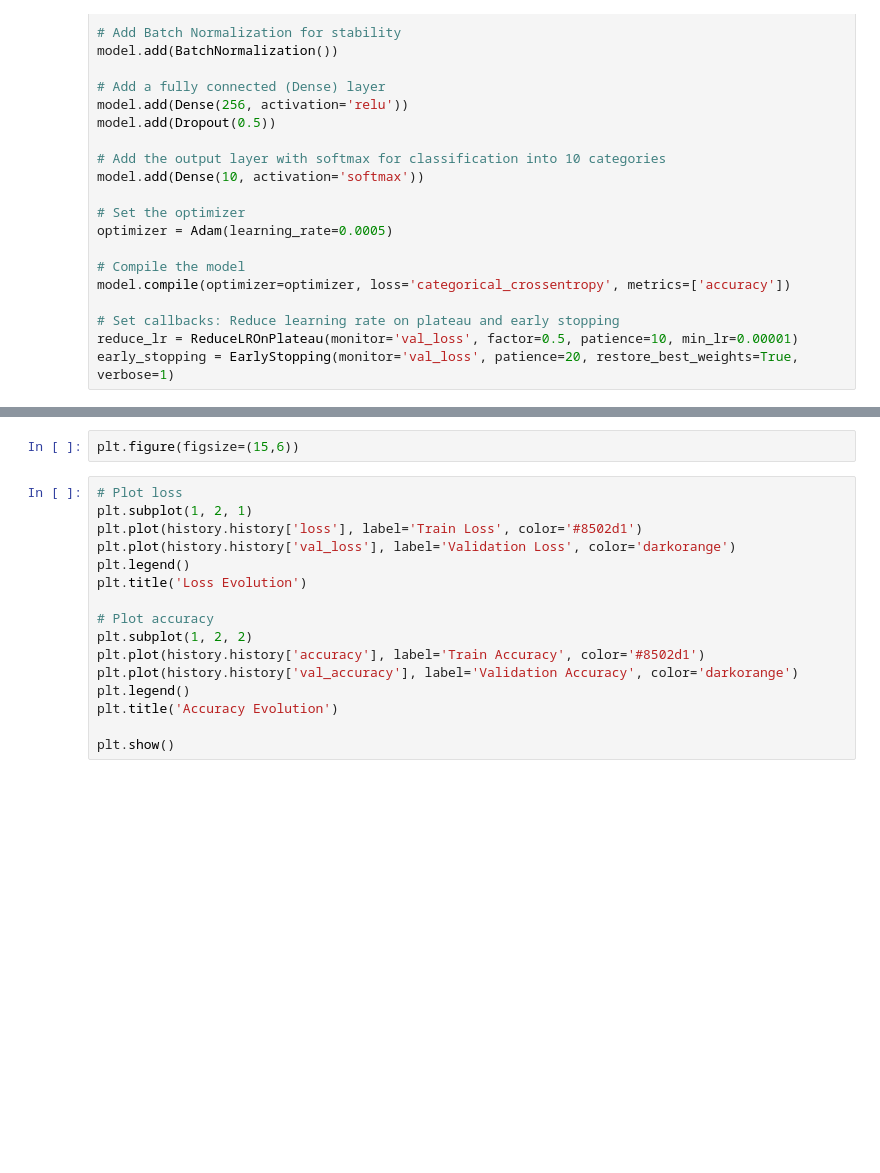
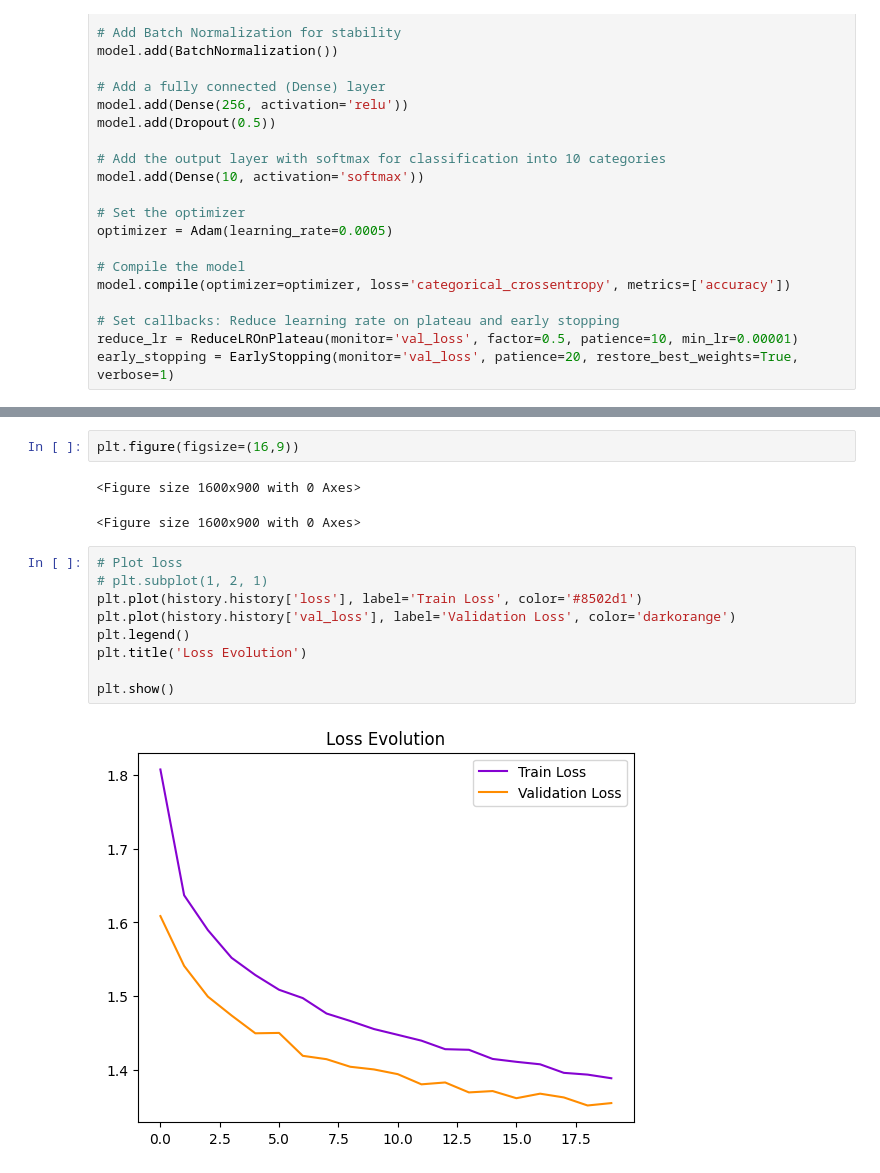
Before and after one commit to BhaaveshWaykole/NeuralNet, a Jupyter notebook: resnet.ipynb, the cells around one changed output, grey strips where cells are left out. Saved outputs shown, nothing was run; the diff lists cells and outputs as text; blank space fills up the shorter version.

```diff
--- a/resnet.ipynb
+++ b/resnet.ipynb
@@ -63,18 +84,16 @@ history = model.fit(X_train, y_train,
 # %%
-plt.figure(figsize=(15,6))
+plt.figure(figsize=(16,9))
+# %% [output]
+<Figure size 1600x900 with 0 Axes>
+<Figure size 1600x900 with 0 Axes>
 # %%
 # Plot loss
-plt.subplot(1, 2, 1)
+# plt.subplot(1, 2, 1)
 plt.plot(history.history['loss'], label='Train Loss', color='#8502d1')
 plt.plot(history.history['val_loss'], label='Validation Loss', color='darkorange')
 plt.legend()
 plt.title('Loss Evolution')
 
-# Plot accuracy
-plt.subplot(1, 2, 2)
-plt.plot(history.history['accuracy'], label='Train Accuracy', color='#8502d1')
-plt.plot(history.history['val_accuracy'], label='Validation Accuracy', color='darkorange')
-plt.legend()
-plt.title('Accuracy Evolution')
-
 plt.show()
+# %% [output]
+[figure, added]
```
Also changed, not shown: parts of 4 cells of this notebook, 2 other files.
